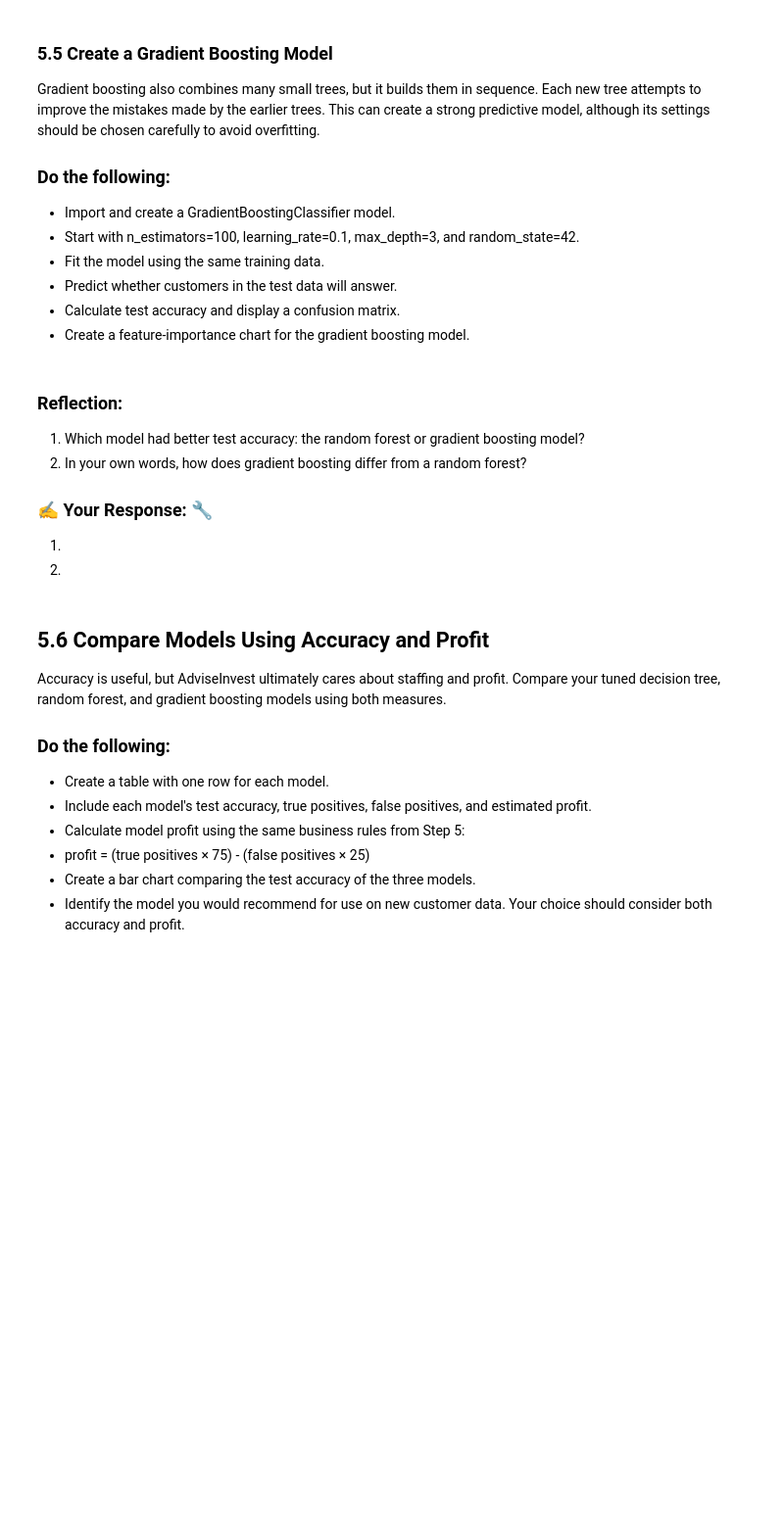
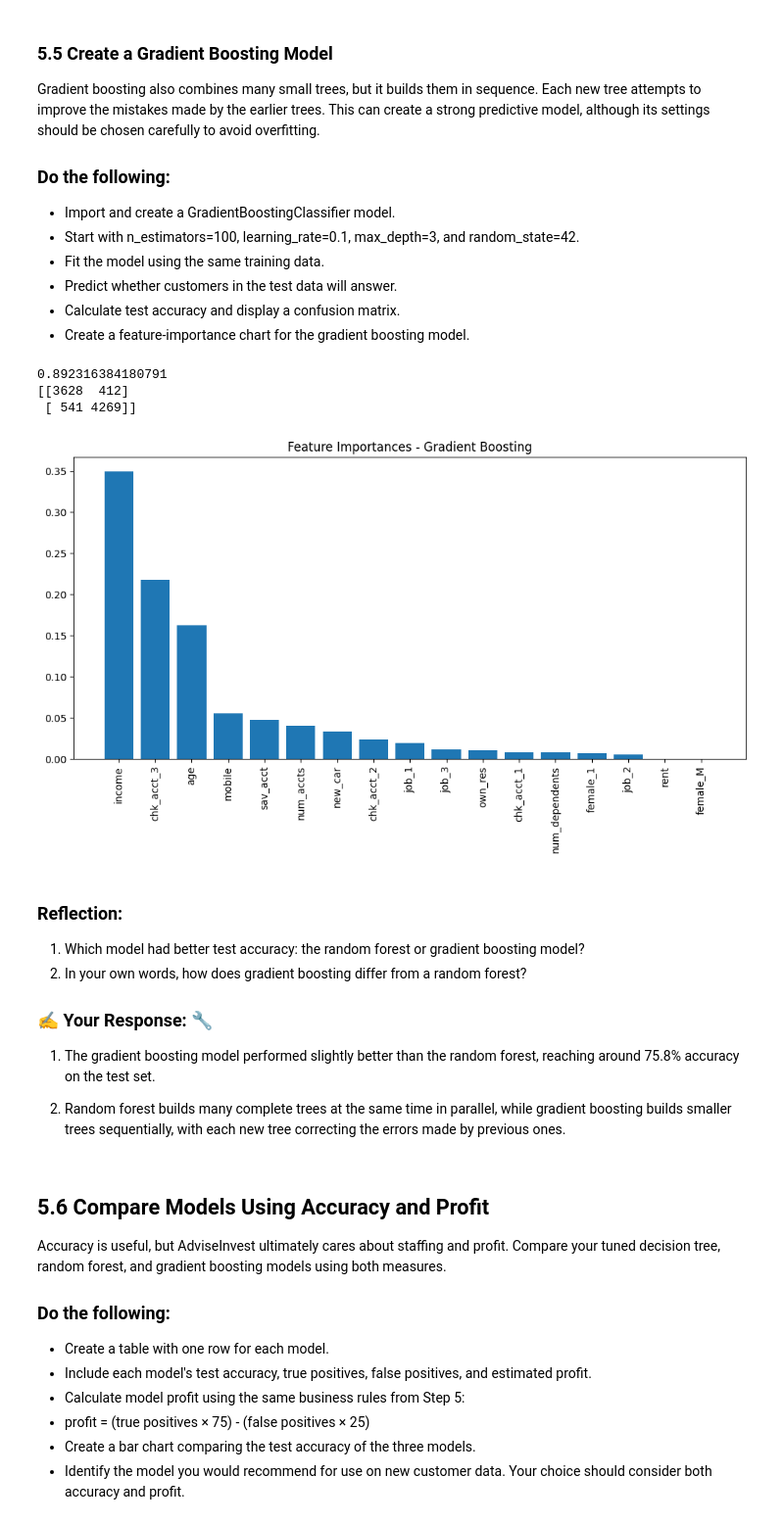
Before and after one commit to jsherwood2/IS-4487, a Jupyter notebook: Assignments/assignment_10_classification.ipynb, the cells around one changed output. Shown at 98% size. Saved outputs shown, nothing was run; the diff lists cells and outputs as text; code cells hidden in the pictures; blank space fills up the shorter version.

```diff
--- a/Assignments/assignment_10_classification.ipynb
+++ b/Assignments/assignment_10_classification.ipynb
@@ -458,3 +505,25 @@ Gradient boosting also combines many small trees, but it builds them in sequence
+# %%
+# Add code here 🔧
+gb_model = GradientBoostingClassifier(n_estimators=100, learning_rate=0.1, max_depth=3, random_state=42)
+gb_model.fit(X_train, y_train)
+gb_pred = gb_model.predict(X_test)
+gb_accuracy = accuracy_score(y_test, gb_pred)
+gb_cm = confusion_matrix(y_test, gb_pred)
+print(gb_accuracy)
+print(gb_cm)
+gb_importances = gb_model.feature_importances_
+gb_indices = np.argsort(gb_importances)[::-1]
+plt.figure(figsize=(10, 6))
+plt.title('Feature Importances - Gradient Boosting')
+plt.bar(range(X.shape[1]), gb_importances[gb_indices], align='center')
+plt.xticks(range(X.shape[1]), X.columns[gb_indices], rotation=90)
+plt.tight_layout()
+plt.show()
+# %% [output]
+0.892316384180791
+[[3628  412]
+ [ 541 4269]]
+[figure, added]
 # %% [markdown]
 ### Reflection:
 
@@ -463,8 +532,9 @@ Gradient boosting also combines many small trees, but it builds them in sequence
 
 ### ✍️ Your Response: 🔧
 
-1.
-2.
+1. The gradient boosting model performed slightly better than the random forest, reaching around 75.8% accuracy on the test set.
+
+2. Random forest builds many complete trees at the same time in parallel, while gradient boosting builds smaller trees sequentially, with each new tree correcting the errors made by previous ones.
 # %% [markdown]
 ## 5.6 Compare Models Using Accuracy and Profit
 
```
Also changed, not shown: parts of 22 cells of this notebook.
